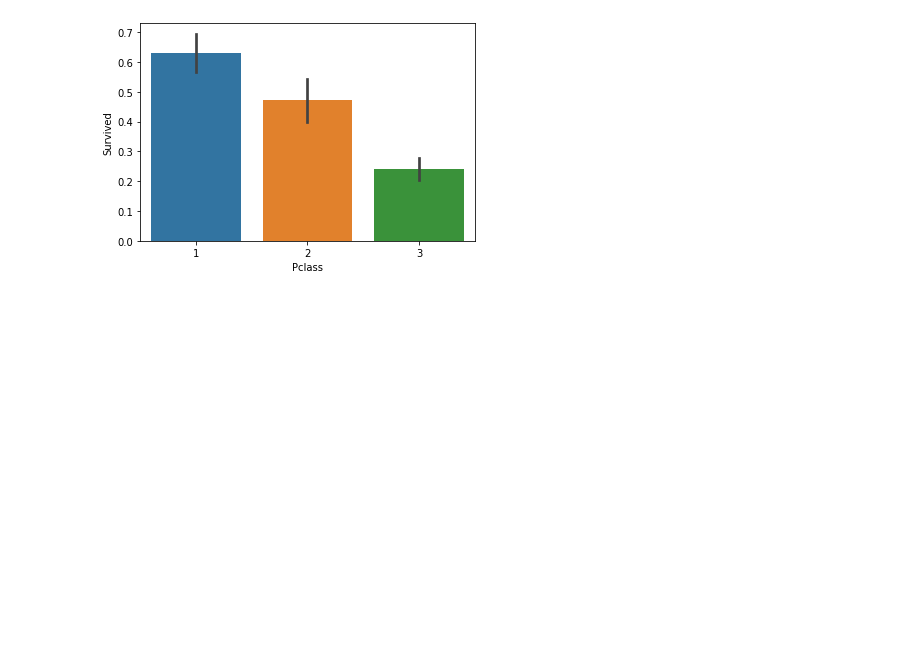
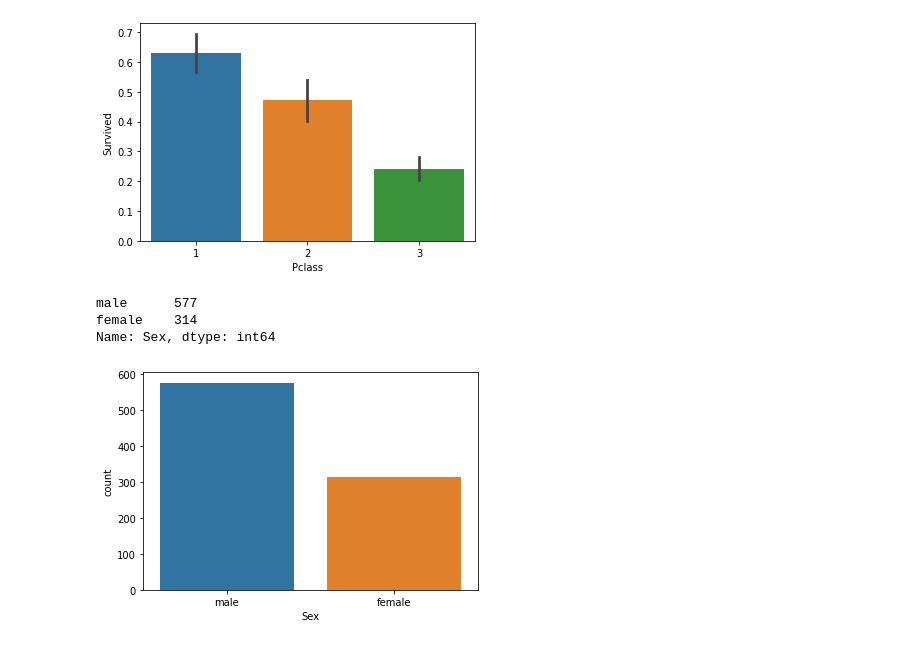
Before and after one commit to amaansait/pythonbasics, a Jupyter notebook: Untitled17.ipynb, the cells around one changed output. Saved outputs shown, nothing was run; the diff lists cells and outputs as text; code cells hidden in the pictures; blank space fills up the shorter version.

```diff
--- a/Untitled17.ipynb
+++ b/Untitled17.ipynb
@@ -137,3 +136,11 @@ y= dataset.Survived
 #splitting the dataset
 from sklearn.model_selection import train_test_split
 x_train, x_test, y_train, y_test = train_test_split(x, y, test_size = 0.3, random_state =2 )
+# %%
+sns.countplot('Sex',data=dataset)
+dataset['Sex'].value_counts()
+# %% [output]
+male      577
+female    314
+Name: Sex, dtype: int64
+[figure, added]
```
Also changed, not shown: parts of 21 cells of this notebook.
